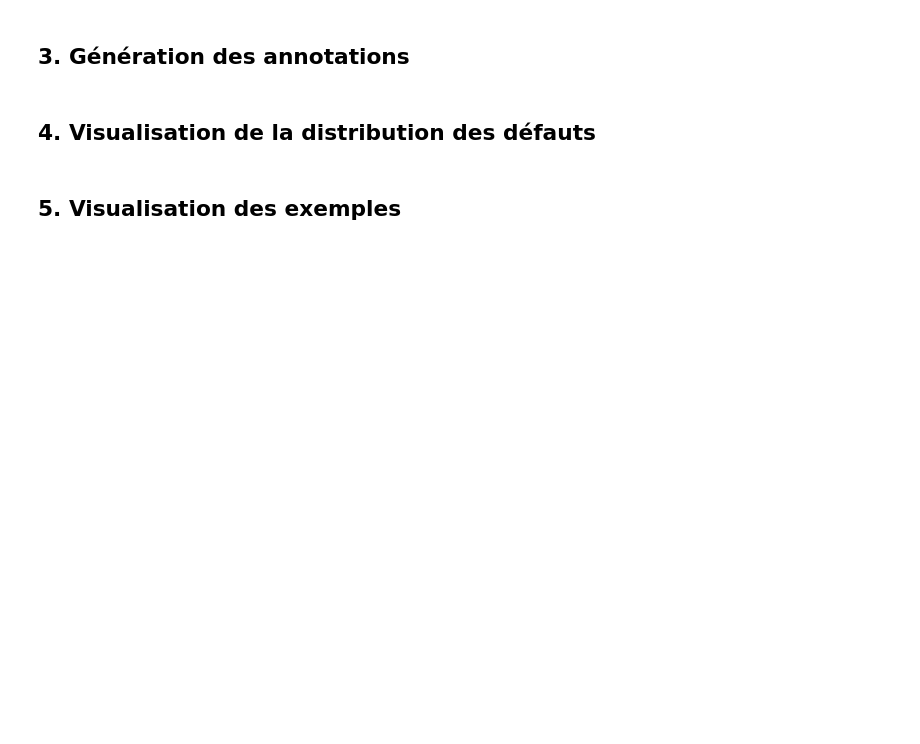
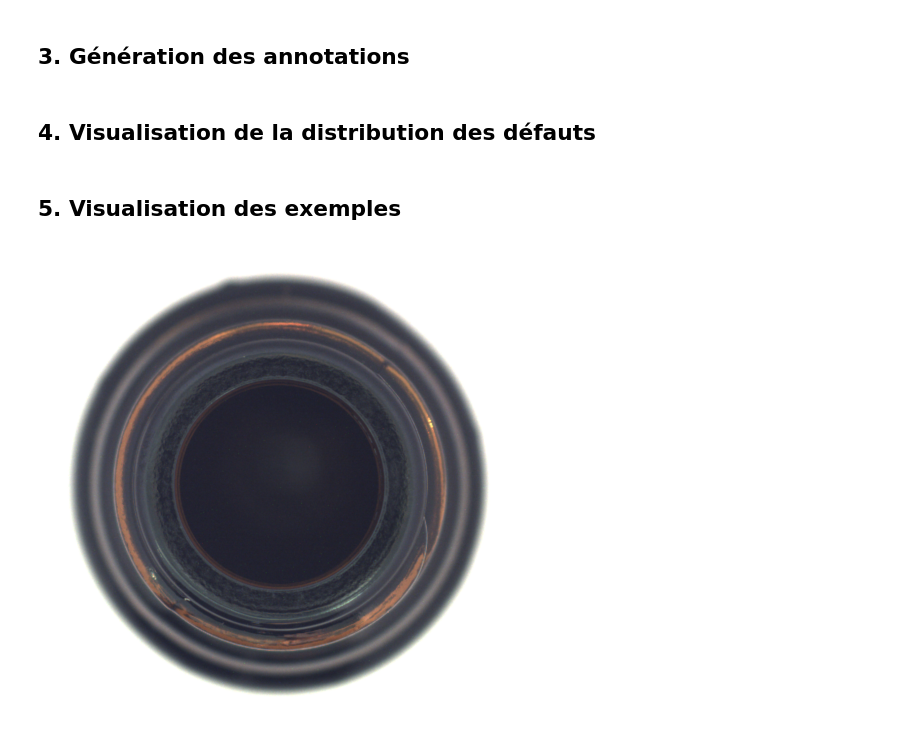
Before and after one commit to ED-DAMI/industrial-vlm-inspection, a Jupyter notebook: notebooks/01_data_preparation.ipynb, the cells around one changed output. Saved outputs shown, nothing was run; the diff lists cells and outputs as text; code cells hidden in the pictures; blank space fills up the shorter version.

```diff
--- a/notebooks/01_data_preparation.ipynb
+++ b/notebooks/01_data_preparation.ipynb
@@ -103,3 +107,18 @@ for row_idx, label in enumerate(unique_labels):
 plt.suptitle('Exemples par type de défaut', fontsize=14, fontweight='bold')
 plt.tight_layout()
 plt.show()
+# %%
+from datasets import load_dataset
+
+ds = load_dataset("foersben/mvtec-ad")
+# %%
+import matplotlib.pyplot as plt
+
+example = ds["train"][0]
+
+plt.figure(figsize=(6, 6))
+plt.imshow(example["image"])
+plt.axis("off")
+plt.show()
+# %% [output]
+[figure, added]
```
Also changed, not shown: parts of 3 cells of this notebook, 4 other files.
